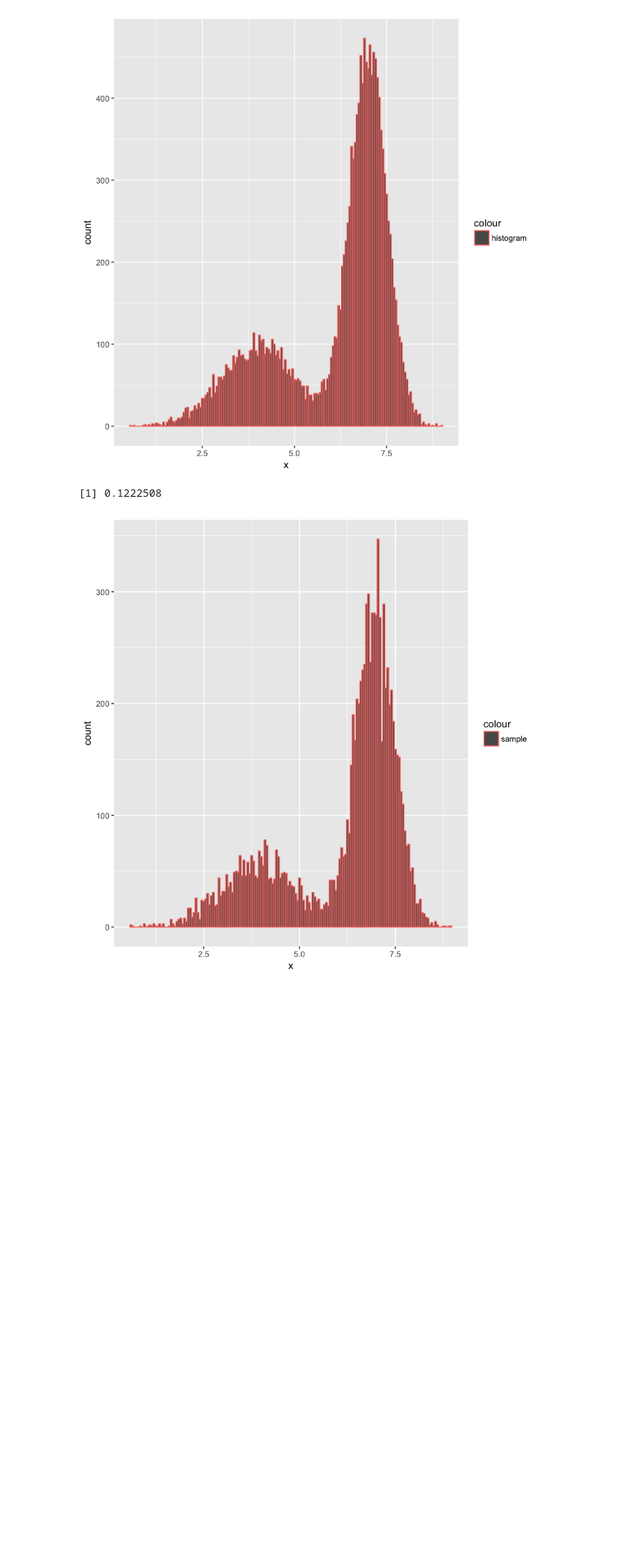
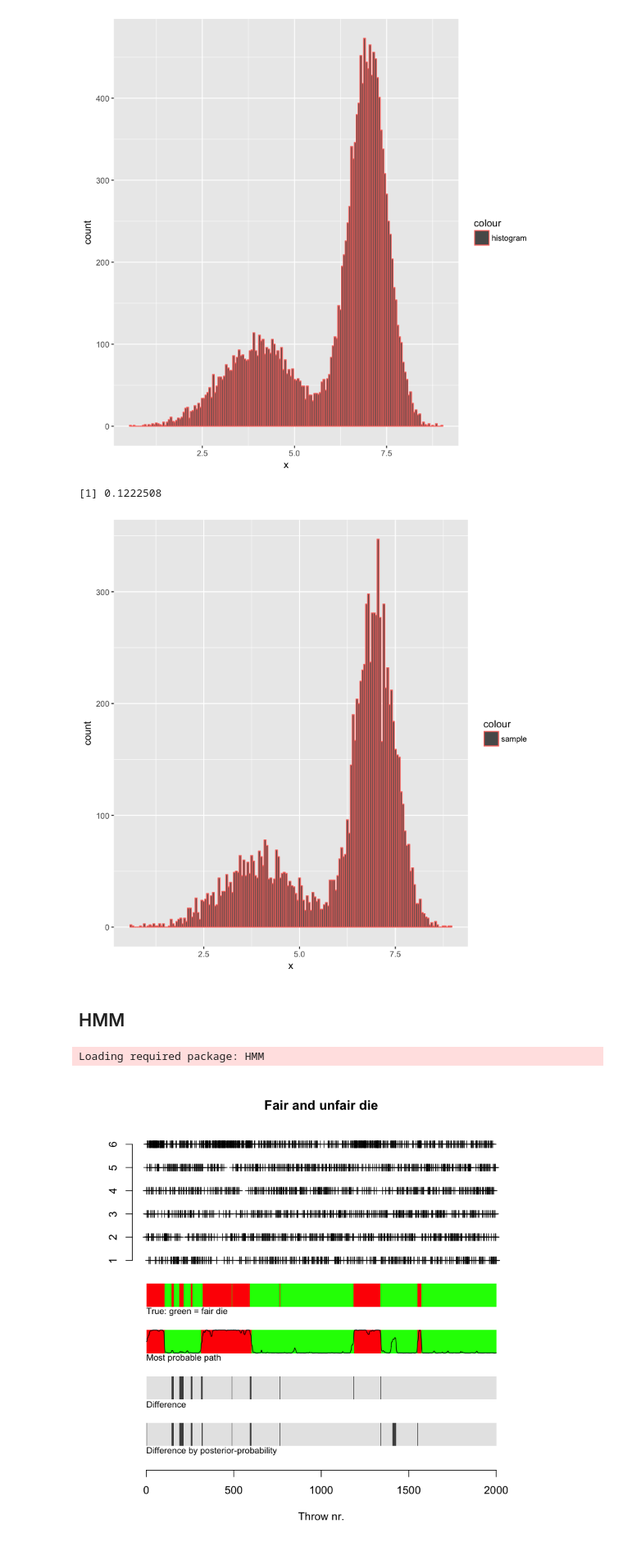
Before and after one commit to bocaiwen/bocaiwen.github.io, a Jupyter notebook: scratch.ipynb, the cells around one changed output. Shown at 82% size. Saved outputs shown, nothing was run; the diff lists cells and outputs as text; code cells hidden in the pictures; blank space fills up the shorter version.

```diff
--- a/scratch.ipynb
+++ b/scratch.ipynb
@@ -381,3 +381,81 @@ df = data.frame(x=sample(sample.x, length(sample.x), replace=T, prob=w.l))
 ggplot(df, color=variable)+geom_histogram(aes(x, col='sample'), binwidth=0.05)
 # %% [output]
 [figure]
+# %% [markdown]
+## HMM
+# %%
+ require(HMM)
+ nSim = 2000
+ States = c("Fair", "Unfair")
+ Symbols = 1:6
+ transProbs = matrix(c(0.99, 0.01, 0.02, 0.98), c(length(States),
+     length(States)), byrow = TRUE)
+ emissionProbs = matrix(c(rep(1/6, 6), c(rep(0.1, 5), 0.5)),
+     c(length(States), length(Symbols)), byrow = TRUE)
+ hmm = initHMM(States, Symbols, transProbs = transProbs, emissionProbs = emissionProbs)
+ sim = simHMM(hmm, nSim)
+ vit = viterbi(hmm, sim$observation)
+ f = forward(hmm, sim$observation)
+ b = backward(hmm, sim$observation)
+ i <- f[1, nSim]
+ j <- f[2, nSim]
+ probObservations = (i + log(1 + exp(j - i)))
+ posterior = exp((f + b) - probObservations)
+ x = list(hmm = hmm, sim = sim, vit = vit, posterior = posterior)
+ ##Plotting simulated throws at top
+ mn = "Fair and unfair die"
+ xlb = "Throw nr."
+ ylb = ""
+# %% [output]
+Loading required package: HMM
+# %%
+plot(x$sim$observation, ylim = c(-7.5, 6), pch = 3, main = mn,
+    xlab = xlb, ylab = ylb, bty = "n", yaxt = "n")
+axis(2, at = 1:6)
+#######Simulated, which die was used (truth)####################
+ text(0, -1.2, adj = 0, cex = 0.8, col = "black", "True: green = fair die")
+ for (i in 1:nSim) {
+    if (x$sim$states[i] == "Fair")
+        rect(i, -1, i + 1, 0, col = "green", border = NA)
+    else rect(i, -1, i + 1, 0, col = "red", border = NA)
+   }
+########Most probable path (viterbi)#######################
+text(0, -3.2, adj = 0, cex = 0.8, col = "black", "Most probable path")
+for (i in 1:nSim) {
+    if (x$vit[i] == "Fair")
+        rect(i, -3, i + 1, -2, col = "green", border = NA)
+    else rect(i, -3, i + 1, -2, col = "red", border = NA)
+}
+##################Differences:
+text(0, -5.2, adj = 0, cex = 0.8, col = "black", "Difference")
+differing = !(x$sim$states == x$vit)
+for (i in 1:nSim) {
+    if (differing[i])
+        rect(i, -5, i + 1, -4, col = rgb(0.3, 0.3, 0.3),
+            border = NA)
+    else rect(i, -5, i + 1, -4, col = rgb(0.9, 0.9, 0.9),
+        border = NA)
+       }
+ #################Posterior-probability:#########################
+ points(x$posterior[2, ] - 3, type = "l")
+ ###############Difference with classification by posterior-probability:############
+ text(0, -7.2, adj = 0, cex = 0.8, col = "black", "Difference by posterior-probability")
+ differing = !(x$sim$states == x$vit)
+ for (i in 1:nSim) {
+    if (posterior[1, i] > 0.5) {
+        if (x$sim$states[i] == "Fair")
+            rect(i, -7, i + 1, -6, col = rgb(0.9, 0.9, 0.9),
+              border = NA)
+        else rect(i, -7, i + 1, -6, col = rgb(0.3, 0.3, 0.3),
+            border = NA)
+     }
+     else {
+         if (x$sim$states[i] == "Unfair")
+             rect(i, -7, i + 1, -6, col = rgb(0.9, 0.9, 0.9),
+               border = NA)
+         else rect(i, -7, i + 1, -6, col = rgb(0.3, 0.3, 0.3),
+            border = NA)
+      }
+    }
+# %% [output]
+[figure, added]
```
Also changed, not shown: 2 other files.
